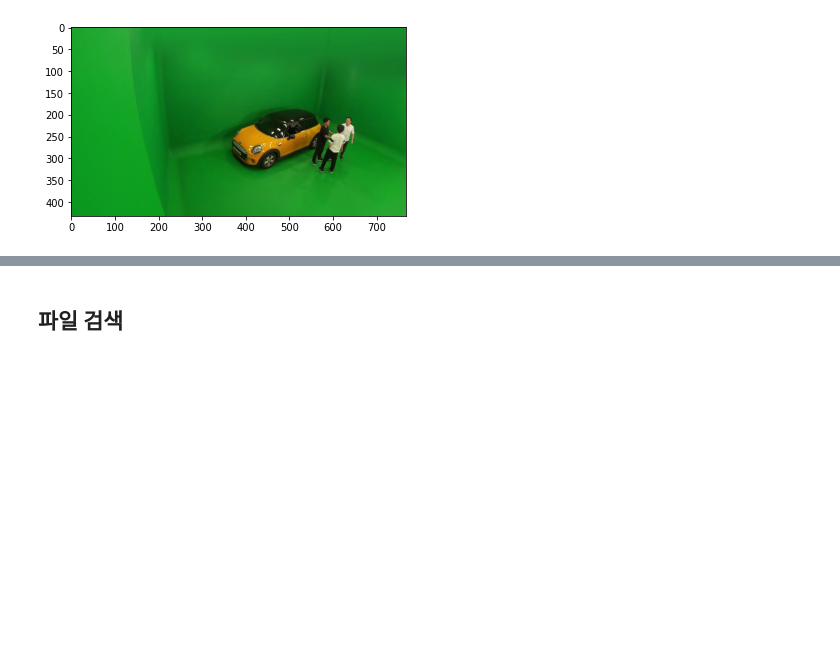
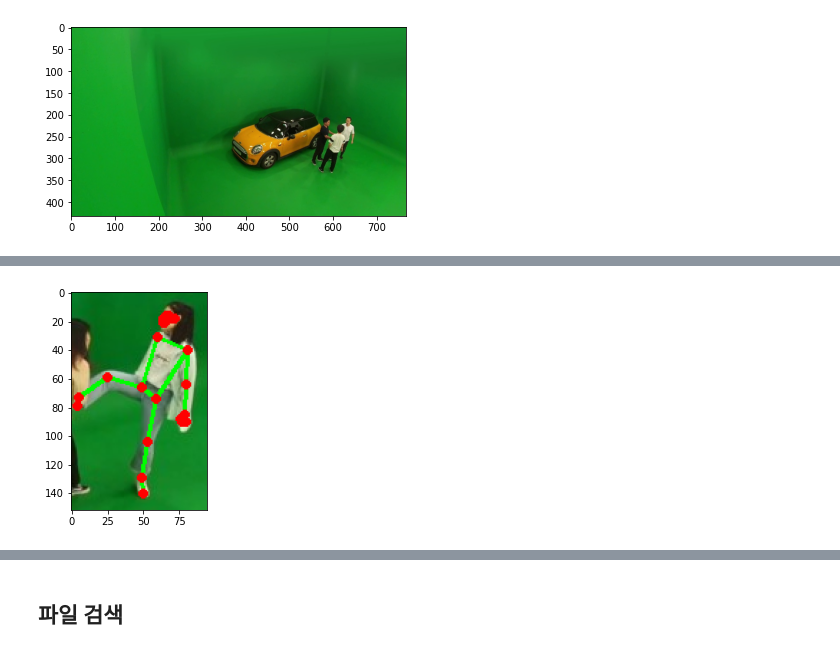
Before and after one commit to CodingGGenius/detect_pose, a Jupyter notebook: mediapipe.ipynb, the cells around one changed output, grey strips where cells are left out. Drawn from its saved outputs; the diff is of its cells as text; code cells hidden in the pictures; blank space fills up the shorter version.

```diff
--- a/mediapipe.ipynb
+++ b/mediapipe.ipynb
@@ -237,0 +248,84 @@ def paint_landmark(landmarks, x, y, w, h, ori_w, ori_h):
+# %%
+img = cv2.imread("C:/Users/BVer/are_you_ok/img/pose4.jpg")
+#img = cv2.resize(img, None, fx=0.4, fy=0.4)
+height, width, channels = img.shape
+
+img.flags.writeable = True
+img = cv2.cvtColor(img, cv2.COLOR_RGB2BGR)
+
+blob = cv2.dnn.blobFromImage(img, 0.00392, (512, 512), (0, 0, 0), True, crop=False)
+net.setInput(blob)
+outs = net.forward(output_layers)
+
+class_ids = []
+confidences = []
+boxes = []
+for out in outs:
+    for detection in out:
+        scores = detection[5:]
+        class_id = np.argmax(scores)
+        confidence = scores[class_id]
+        if confidence > 0.1 and class_id == 0:
+            # Object detected
+            print(class_id)
+            center_x = int(detection[0] * width)
+            center_y = int(detection[1] * height)
+            w = int(detection[2] * width)
+            h = int(detection[3] * height)
+            # 좌표
+            x = int(center_x - w / 2)
+            y = int(center_y - h / 2)
+            boxes.append([x, y, w, h])
+            confidences.append(float(confidence))
+            class_ids.append(class_id)
+
+indexes = cv2.dnn.NMSBoxes(boxes, confidences, 0.5, 0.4)
+
+row = []
+index = 0
+new_img = img
+for i in range(len(boxes)):
+    if i in indexes:
+        x, y, w, h = boxes[i]
+        #frame = img[y:y+h, x:x+w]
+        frame = img[y-3:y+h+6, x-3:x+w+6]
+        #get_pose(frame)
+
+
+
+        with mp_pose.Pose(model_complexity=2, min_detection_confidence=0.5, min_tracking_confidence=0.5) as pose:
+            # Recolor image to RGB
+            smallimg = cv2.cvtColor(frame, cv2.COLOR_BGR2RGB)
+            smallimg.flags.writeable = False
+
+            # Make detection
+            results = pose.process(smallimg)
+
+            # Render detections
+            mp_drawing.draw_landmarks(smallimg, results.pose_landmarks, mp_pose.POSE_CONNECTIONS) #조각별로 보기
+#             paint_landmark(results.pose_landmarks, x, y, w, h, width, height)
+            row += processing_landmark(results.pose_landmarks, x, y, w, h, width, height, '1111', index)
+            mp_drawing.draw_landmarks(new_img, results.pose_landmarks, mp_pose.POSE_CONNECTIONS)
+
+            #Recolor back to BGR plt로 출력할땐 주석처리
+            smallimg.flags.writeable = True
+            smallimg = cv2.cvtColor(smallimg, cv2.COLOR_RGB2BGR)
+            plt.imshow(smallimg)
+            plt.show()
+            print(row)
+            print(len(row))
+            index+=1
+
+
+
+    #Recolor back to BGR plt로 출력할땐 주석처리
+# new_img.flags.writeable = True
+# new_img = cv2.cvtColor(new_img, cv2.COLOR_RGB2BGR)
+plt.imshow(new_img)
+plt.show()
+
+new_img.flags.writeable = True
+new_img = cv2.cvtColor(img, cv2.COLOR_RGB2BGR)
+new_filename = '112'
+cv2.imwrite('new_img/{0}.jpg'.format(new_filename), new_img)
+# %% [output]
@@ -237,0 +342 @@ def paint_landmark(landmarks, x, y, w, h, ori_w, ori_h):
+[figure, new version]
```
Also changed, not shown: parts of 6 cells of this notebook, 1 other file.
